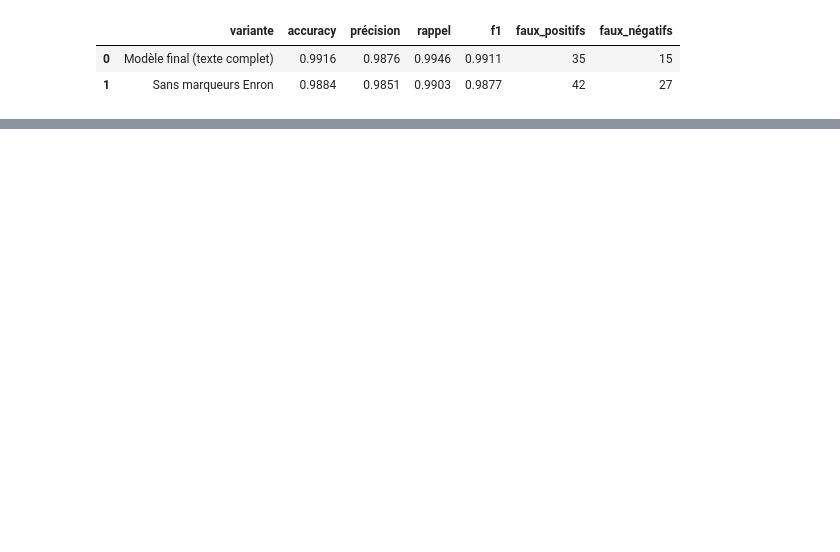
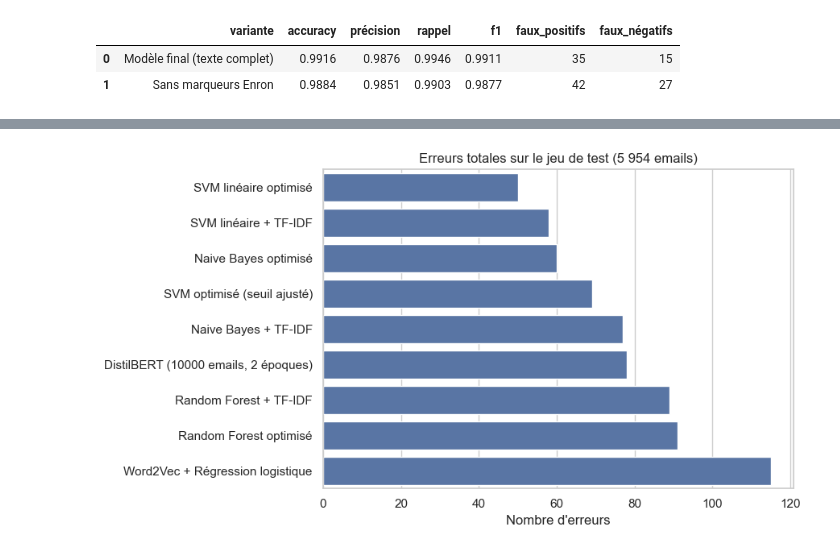
Before and after one commit to Abdoul-Aziz-Diallo/projet-spam, a Jupyter notebook: notebooks/notebooks_09_analyse_finale.ipynb, the cells around one changed output, grey strips where cells are left out. Drawn from its saved outputs; the diff is of its cells as text; code cells hidden in the pictures; blank space fills up the shorter version.

```diff
--- a/notebooks/notebooks_09_analyse_finale.ipynb
+++ b/notebooks/notebooks_09_analyse_finale.ipynb
@@ -182,0 +342,17 @@ comparaison.round(4)
+# %%
+res = pd.read_csv("../data/processed/resultats.csv")
+res["erreurs_totales"] = res["faux_positifs"] + res["faux_négatifs"]
+res = res.sort_values("erreurs_totales")
+
+plt.figure(figsize=(9, 5))
+sns.barplot(data=res, y="modèle", x="erreurs_totales", color="#4C72B0")
+plt.title("Erreurs totales sur le jeu de test (5 954 emails)")
+plt.xlabel("Nombre d'erreurs")
+plt.ylabel("")
+plt.tight_layout()
+plt.savefig("../images/09_comparaison_modeles.png", dpi=150)
+plt.show()
+
+res.round(4)
+# %% [output]
+[figure, added]
```
Also changed, not shown: parts of 8 cells of this notebook, 14 other files.
